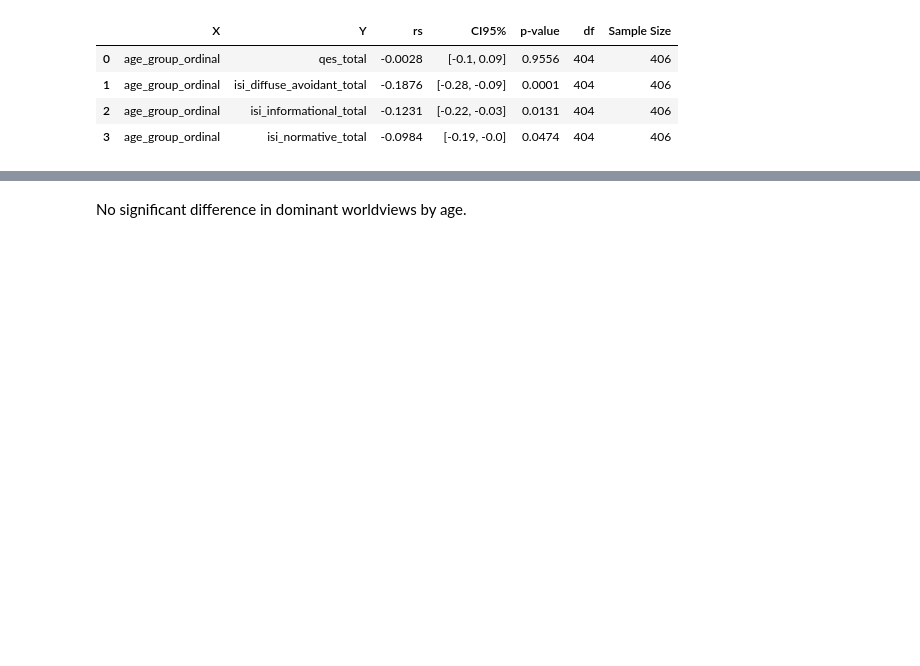
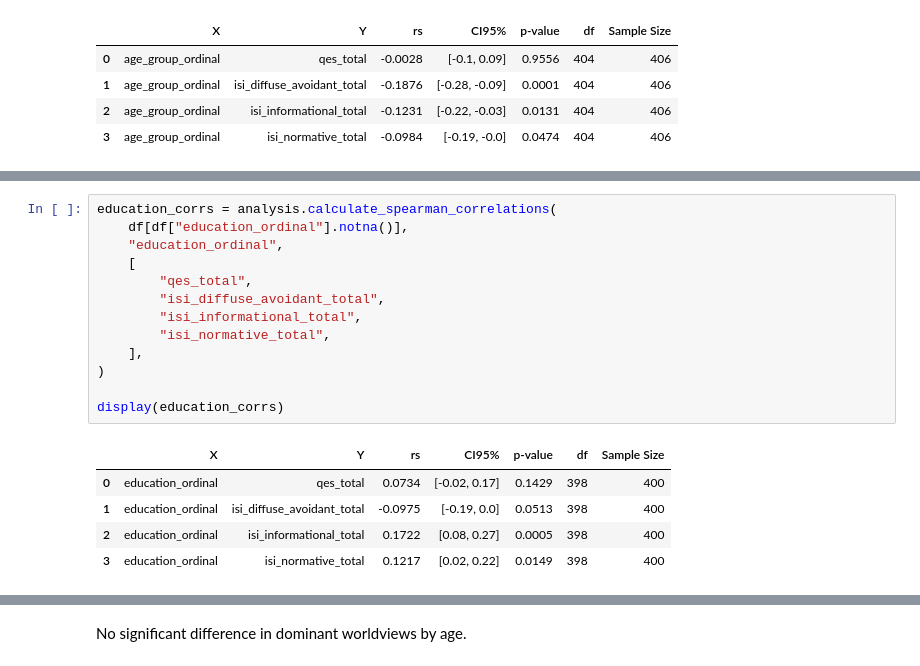
Before and after one commit to ReneeErnst/worldview-study, a Jupyter notebook: notebooks/analysis.ipynb, the cells around one changed output, grey strips where cells are left out. Saved outputs shown, nothing was run; the diff lists cells and outputs as text; blank space fills up the shorter version.

```diff
--- a/notebooks/analysis.ipynb
+++ b/notebooks/analysis.ipynb
@@ -182,0 +191,19 @@ Next look at differences in dominant worldview by age. We need to use a chi-squa
+# %%
+education_corrs = analysis.calculate_spearman_correlations(
+    df[df["education_ordinal"].notna()],
+    "education_ordinal",
+    [
+        "qes_total",
+        "isi_diffuse_avoidant_total",
+        "isi_informational_total",
+        "isi_normative_total",
+    ],
+)
+
+display(education_corrs)
+# %% [output]
+|  | X | Y | rs | CI95% | p-value | df | Sample Size |
+| 0 | education_ordinal | qes_total | 0.0734 | [-0.02, 0.17] | 0.1429 | 398 | 400 |
+| 1 | education_ordinal | isi_diffuse_avoidant_total | -0.0975 | [-0.19, 0.0] | 0.0513 | 398 | 400 |
+| 2 | education_ordinal | isi_informational_total | 0.1722 | [0.08, 0.27] | 0.0005 | 398 | 400 |
+| 3 | education_ordinal | isi_normative_total | 0.1217 | [0.02, 0.22] | 0.0149 | 398 | 400 |
```
Also changed, not shown: parts of 46 cells of this notebook, 4 other files.
